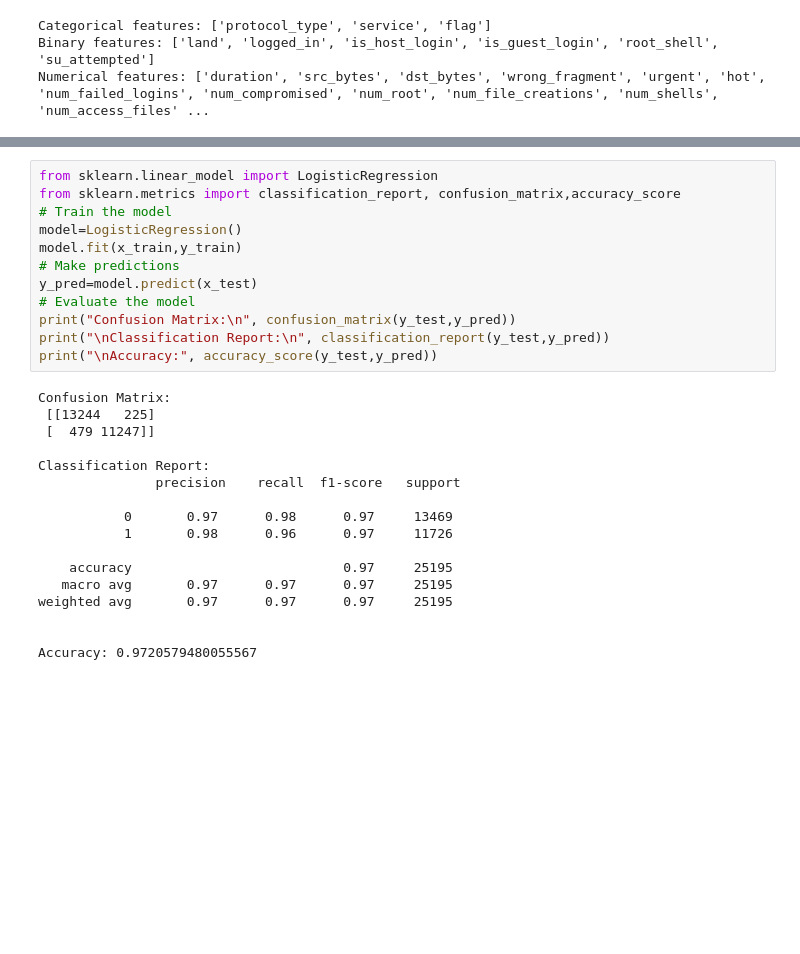
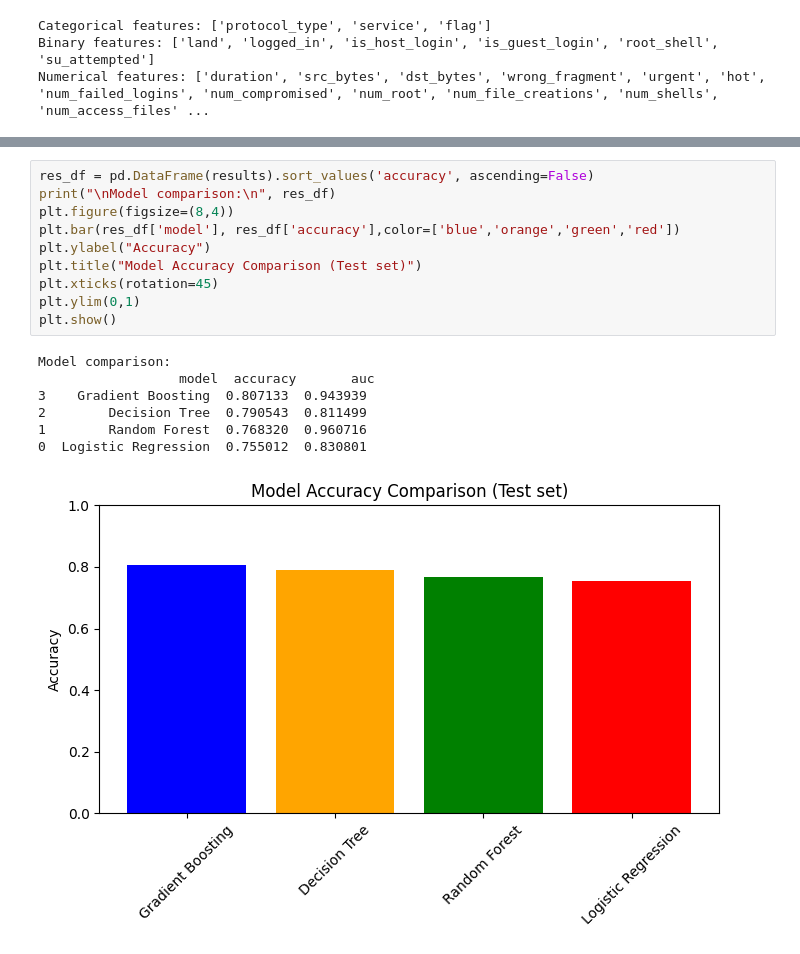
Before and after one commit to SpringBoardMentor193s/SentinelNet, a Jupyter notebook: notebooks/nsl.ipynb, the cells around one changed output, grey strips where cells are left out. Drawn from its saved outputs; the diff is of its cells as text; blank space fills up the shorter version.

```diff
--- a/notebooks/nsl.ipynb
+++ b/notebooks/nsl.ipynb
@@ -230,29 +319,18 @@ x_train, x_test, y_train, y_test = train_test_split(x, y, test_size=0.2, random_
-# %%
-from sklearn.linear_model import LogisticRegression
-from sklearn.metrics import classification_report, confusion_matrix,accuracy_score
-# Train the model
-model=LogisticRegression()
-model.fit(x_train,y_train)
-# Make predictions
-y_pred=model.predict(x_test)
-# Evaluate the model
-print("Confusion Matrix:\n", confusion_matrix(y_test,y_pred))
-print("\nClassification Report:\n", classification_report(y_test,y_pred))
-print("\nAccuracy:", accuracy_score(y_test,y_pred))
-# %% [output]
-Confusion Matrix:
- [[13244   225]
- [  479 11247]]
-
-Classification Report:
-               precision    recall  f1-score   support
-
-           0       0.97      0.98      0.97     13469
-           1       0.98      0.96      0.97     11726
-
-    accuracy                           0.97     25195
-   macro avg       0.97      0.97      0.97     25195
-weighted avg       0.97      0.97      0.97     25195
-
-
-Accuracy: 0.9720579480055567
+# %%
+res_df = pd.DataFrame(results).sort_values('accuracy', ascending=False)
+print("\nModel comparison:\n", res_df)
+plt.figure(figsize=(8,4))
+plt.bar(res_df['model'], res_df['accuracy'],color=['blue','orange','green','red'])
+plt.ylabel("Accuracy")
+plt.title("Model Accuracy Comparison (Test set)")
+plt.xticks(rotation=45)
+plt.ylim(0,1)
+plt.show()
+# %% [output]
+Model comparison:
+                  model  accuracy       auc
+3    Gradient Boosting  0.807133  0.943939
+2        Decision Tree  0.790543  0.811499
+1        Random Forest  0.768320  0.960716
+0  Logistic Regression  0.755012  0.830801
+[figure, added]
```
Also changed, not shown: parts of 21 cells of this notebook.
